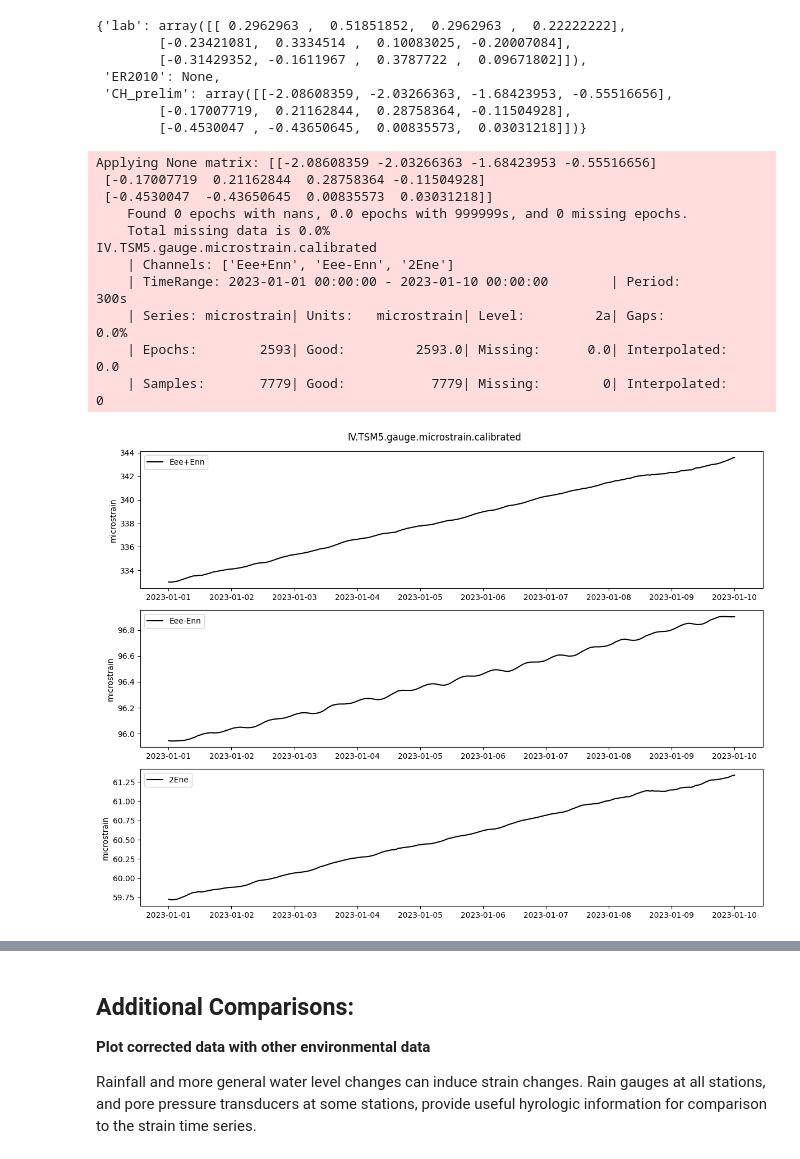
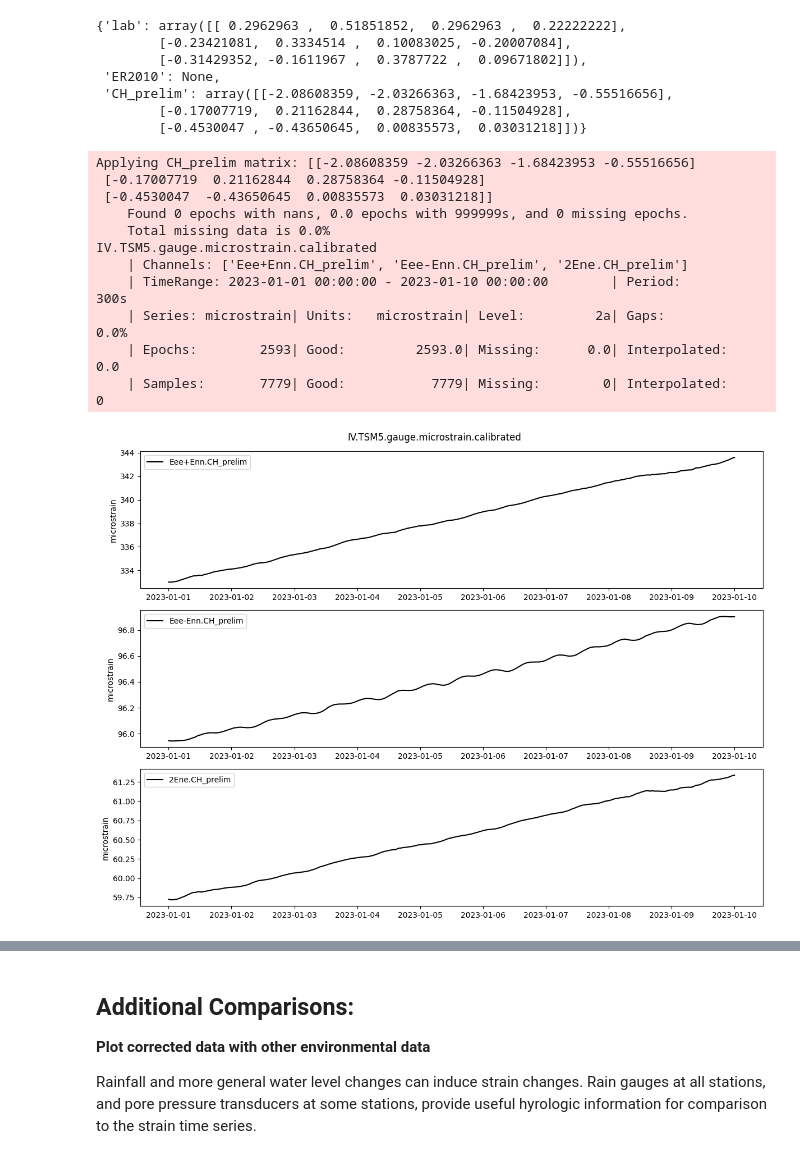
Before and after one commit to EarthScope/earthscopestraintools, a Jupyter notebook: docs/source/notebooks/level2.ipynb, the cells around one changed output, grey strips where cells are left out. Drawn from its saved outputs; the diff is of its cells as text; code cells hidden in the pictures.

```diff
--- a/docs/source/notebooks/level2.ipynb
+++ b/docs/source/notebooks/level2.ipynb
@@ -272,21 +275,21 @@ meta.strain_matrices
 # %%
 # Choose calibration matrix and calculare regional strains
 calibration_matrix = meta.strain_matrices['CH_prelim']
-regional_microstrain = gauge_microstrain.apply_calibration_matrix(calibration_matrix)
+regional_microstrain = gauge_microstrain.apply_calibration_matrix(calibration_matrix, calibration_matrix_name='CH_prelim')
 regional_microstrain.stats()
 regional_microstrain.plot()
 # %% [output]
-Applying None matrix: [[-2.08608359 -2.03266363 -1.68423953 -0.55516656]
+Applying CH_prelim matrix: [[-2.08608359 -2.03266363 -1.68423953 -0.55516656]
  [-0.17007719  0.21162844  0.28758364 -0.11504928]
  [-0.4530047  -0.43650645  0.00835573  0.03031218]]
     Found 0 epochs with nans, 0.0 epochs with 999999s, and 0 missing epochs.
     Total missing data is 0.0%
 IV.TSM5.gauge.microstrain.calibrated
-    | Channels: ['Eee+Enn', 'Eee-Enn', '2Ene']
+    | Channels: ['Eee+Enn.CH_prelim', 'Eee-Enn.CH_prelim', '2Ene.CH_prelim']
     | TimeRange: 2023-01-01 00:00:00 - 2023-01-10 00:00:00        | Period:           300s
     | Series: microstrain| Units:   microstrain| Level:         2a| Gaps:             0.0%
     | Epochs:        2593| Good:         2593.0| Missing:      0.0| Interpolated:      0.0
     | Samples:       7779| Good:           7779| Missing:        0| Interpolated:        0
-[figure, old version]
+[figure, new version]
 # %%
 # Calculate regional strain corrections
```
Also changed, not shown: parts of 6 cells of this notebook.
